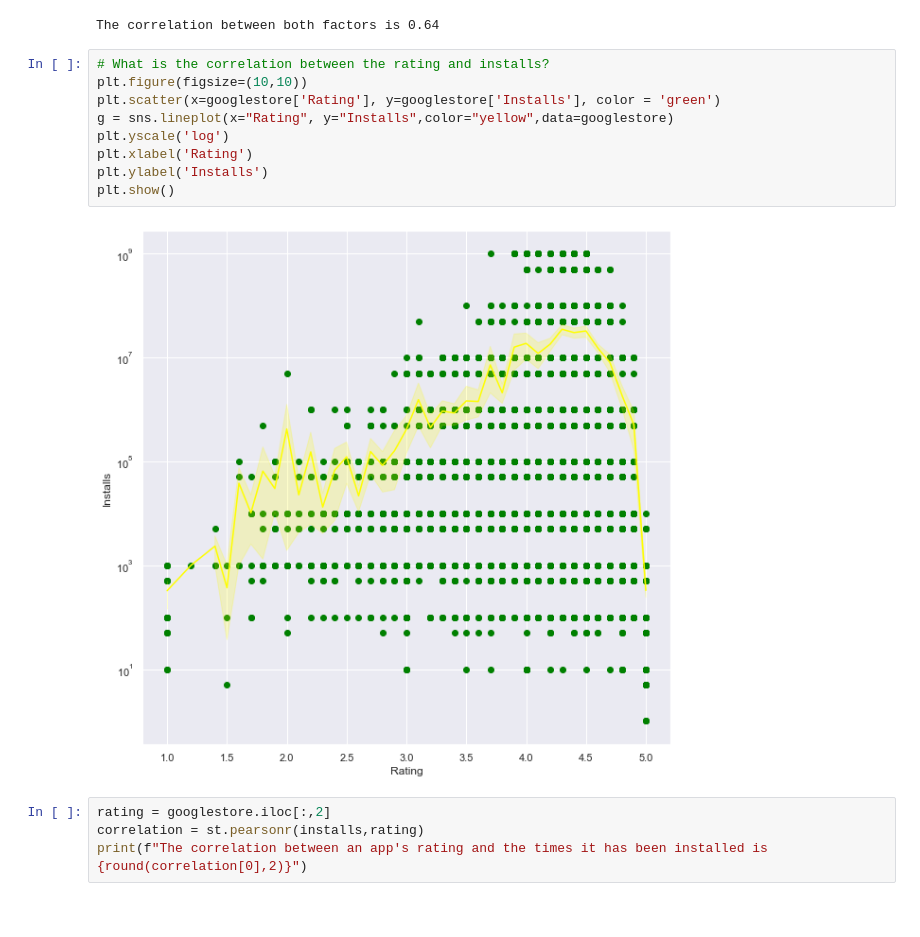
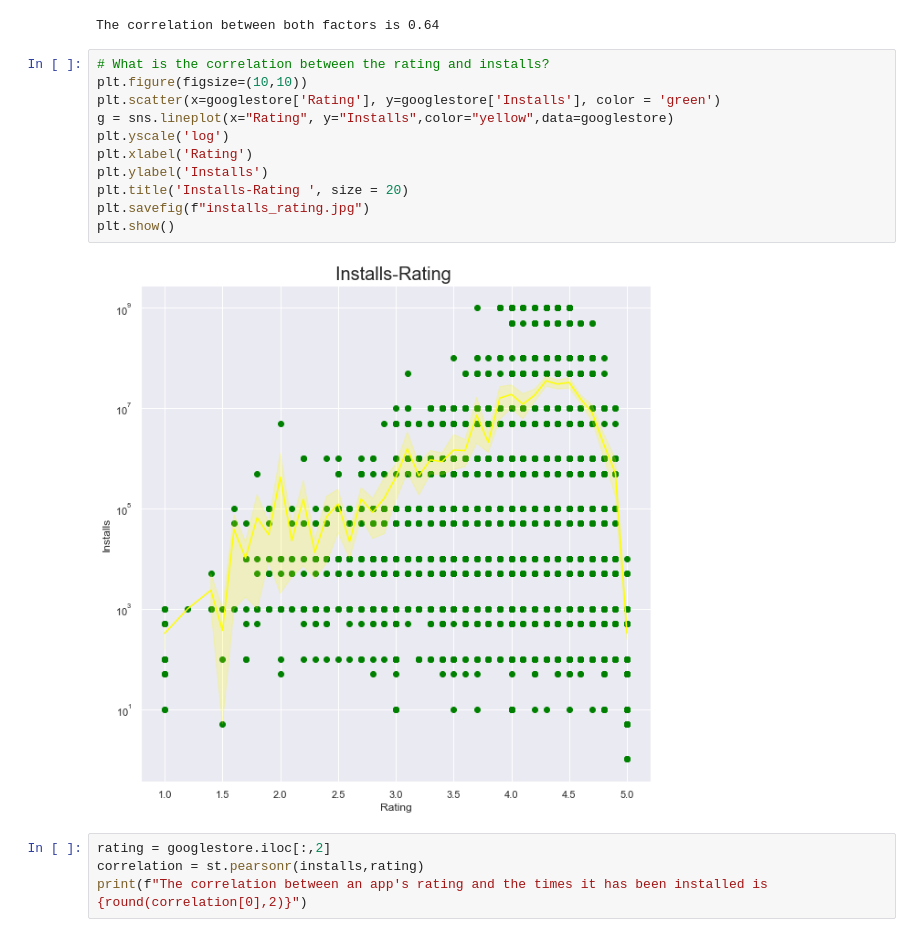
Before and after one commit to Northwestern-Project-Team/Project-1, a Jupyter notebook: AppStore.ipynb, the cells around one changed output. Cells and saved outputs as stored; diff of their text form.

```diff
--- a/AppStore.ipynb
+++ b/AppStore.ipynb
@@ -302,14 +303,16 @@ The correlation between both factors is 0.64
 # %%
 # What is the correlation between the rating and installs?
 plt.figure(figsize=(10,10))
 plt.scatter(x=googlestore['Rating'], y=googlestore['Installs'], color = 'green')
 g = sns.lineplot(x="Rating", y="Installs",color="yellow",data=googlestore)
 plt.yscale('log')
 plt.xlabel('Rating')
 plt.ylabel('Installs')
+plt.title('Installs-Rating ', size = 20)
+plt.savefig(f"installs_rating.jpg")
 plt.show()
 # %% [output]
-[figure, old version]
+[figure, new version]
 # %%
 rating = googlestore.iloc[:,2]
 correlation = st.pearsonr(installs,rating)
```
Also changed, not shown: parts of 8 cells of this notebook, 3 other files.
